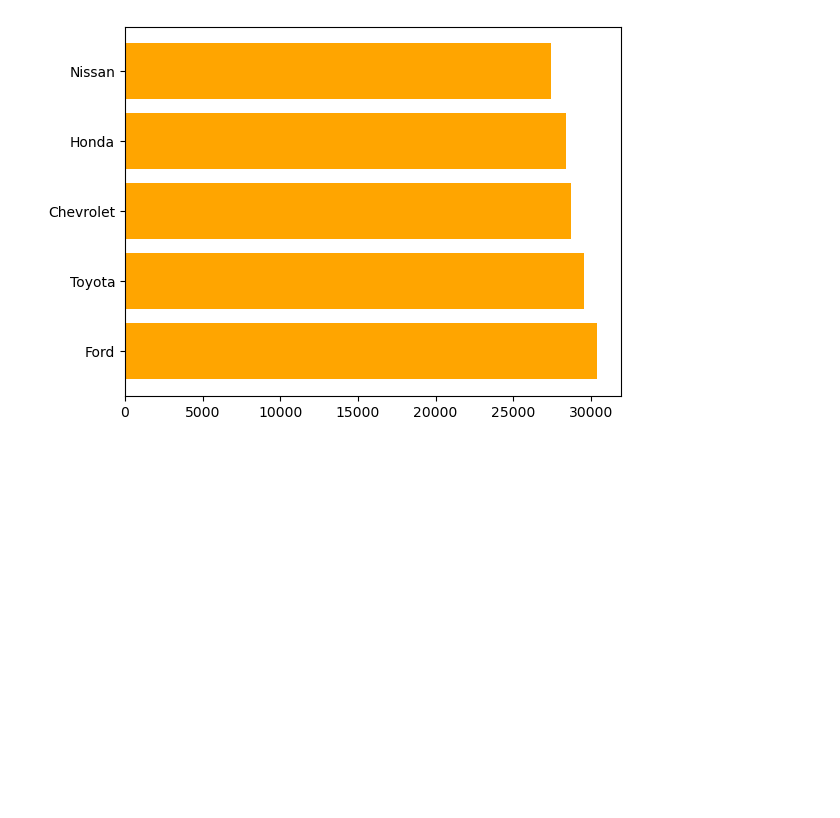
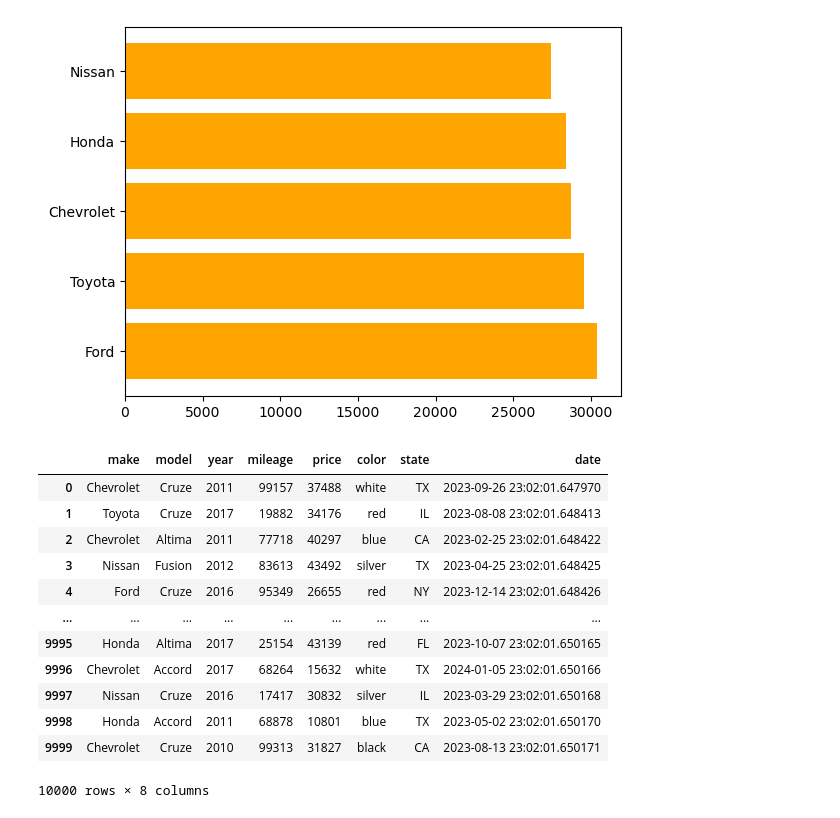
Before and after one commit to DeiviGT1/arc-is, a Jupyter notebook: hola copy.ipynb, the cells around one changed output. Drawn from its saved outputs; the diff is of its cells as text; code cells hidden in the pictures; blank space fills up the shorter version.

```diff
--- a/hola copy.ipynb
+++ b/hola copy.ipynb
@@ -97,3 +86,19 @@ plt.barh(
 # %% [output]
 <BarContainer object of 5 artists>
 [figure]
+# %%
+csv
+# %% [output]
+|  | make | model | year | mileage | price | color | state | date |
+| 0 | Chevrolet | Cruze | 2011 | 99157 | 37488 | white | TX | 2023-09-26 23:02:01.647970 |
+| 1 | Toyota | Cruze | 2017 | 19882 | 34176 | red | IL | 2023-08-08 23:02:01.648413 |
+| 2 | Chevrolet | Altima | 2011 | 77718 | 40297 | blue | CA | 2023-02-25 23:02:01.648422 |
+| 3 | Nissan | Fusion | 2012 | 83613 | 43492 | silver | TX | 2023-04-25 23:02:01.648425 |
+| 4 | Ford | Cruze | 2016 | 95349 | 26655 | red | NY | 2023-12-14 23:02:01.648426 |
+| ... | ... | ... | ... | ... | ... | ... | ... | ... |
+| 9995 | Honda | Altima | 2017 | 25154 | 43139 | red | FL | 2023-10-07 23:02:01.650165 |
+| 9996 | Chevrolet | Accord | 2017 | 68264 | 15632 | white | TX | 2024-01-05 23:02:01.650166 |
+| 9997 | Nissan | Cruze | 2016 | 17417 | 30832 | silver | IL | 2023-03-29 23:02:01.650168 |
+| 9998 | Honda | Accord | 2011 | 68878 | 10801 | blue | TX | 2023-05-02 23:02:01.650170 |
+| 9999 | Chevrolet | Cruze | 2010 | 99313 | 31827 | black | CA | 2023-08-13 23:02:01.650171 |
+10000 rows × 8 columns
```
Also changed, not shown: parts of 7 cells of this notebook, 1 other file.
